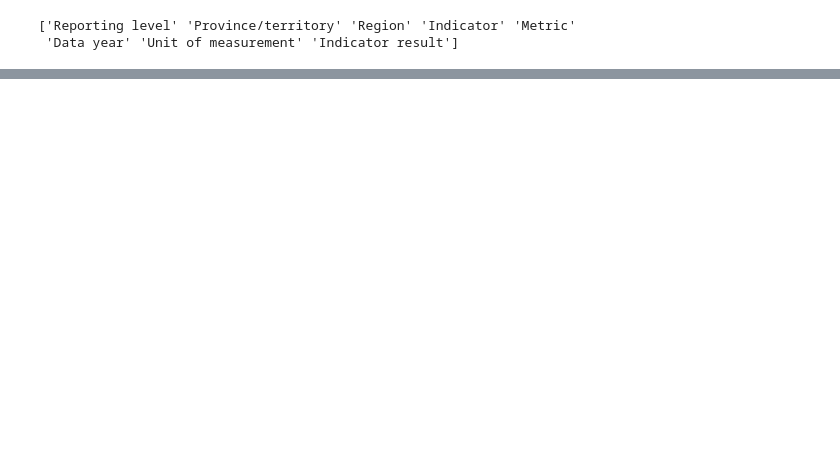
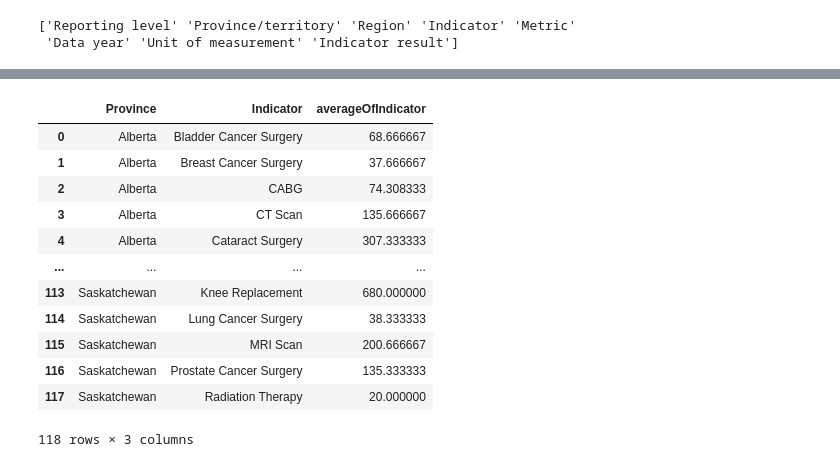
Before and after one commit to Aartizikre150/waiting-time-for-surgery-in-Canada, a Jupyter notebook: DAB_103_Project.ipynb, the cells around one changed output, grey strips where cells are left out. Drawn from its saved outputs; the diff is of its cells as text; code cells hidden in the pictures; blank space fills up the shorter version.

```diff
--- a/DAB_103_Project.ipynb
+++ b/DAB_103_Project.ipynb
@@ -126,0 +136,9 @@ max                 NaN        NaN                 NaN      1.007677e+06
+# %%
+#Convert object type to Date
+data['Province/territory'] = pd.Categorical(data['Province/territory'])
+data['Metric'] = pd.Categorical(data['Metric'])
+data['Unit of measurement'] = pd.Categorical(data['Unit of measurement'])
+
+# Rename column names
+data.rename(columns = {'Unit of measurement':'unitOfMeasurement', 'Province/territory':'Province', 'Reporting level':'reportingLevel', 'Indicator result':'indicatorResult', 'Data year':'year'}, inplace = True)
+data.info()
@@ -126,0 +274,35 @@ max                 NaN        NaN                 NaN      1.007677e+06
+# %%
+# filter the Data by Post-covid years 2020,2021,2022
+filtered_postcovid_data = data[(data["year"].isin([2020,2021,2022])) & (data["Region"].isna()) & (data['Metric']=="90th Percentile") & (data['unitOfMeasurement']=="Days")]
+
+# create pivot table
+pivot_table_postcovid_data = pd.pivot_table(filtered_postcovid_data,
+                             values= ['indicatorResult'],
+                             index=["Province", "Indicator"],
+                             aggfunc=np.mean)
+
+# rename the column
+pivot_table_postcovid_data.columns = ["averageOfIndicator"]
+
+# show the pivot table
+pivot_table_postcovid_data
+
+
+# Convert pivot table to table
+pivot_table_postcovid_data = pivot_table_postcovid_data.reset_index()
+pivot_table_postcovid_data.columns.name = None
+pivot_table_postcovid_data
+# %% [output]
+|  | Province | Indicator | averageOfIndicator |
+| 0 | Alberta | Bladder Cancer Surgery | 68.666667 |
+| 1 | Alberta | Breast Cancer Surgery | 37.666667 |
+| 2 | Alberta | CABG | 74.308333 |
+| 3 | Alberta | CT Scan | 135.666667 |
+| 4 | Alberta | Cataract Surgery | 307.333333 |
+| ... | ... | ... | ... |
+| 113 | Saskatchewan | Knee Replacement | 680.000000 |
+| 114 | Saskatchewan | Lung Cancer Surgery | 38.333333 |
+| 115 | Saskatchewan | MRI Scan | 200.666667 |
+| 116 | Saskatchewan | Prostate Cancer Surgery | 135.333333 |
+| 117 | Saskatchewan | Radiation Therapy | 20.000000 |
+118 rows × 3 columns
```
Also changed, not shown: parts of 21 cells of this notebook.
